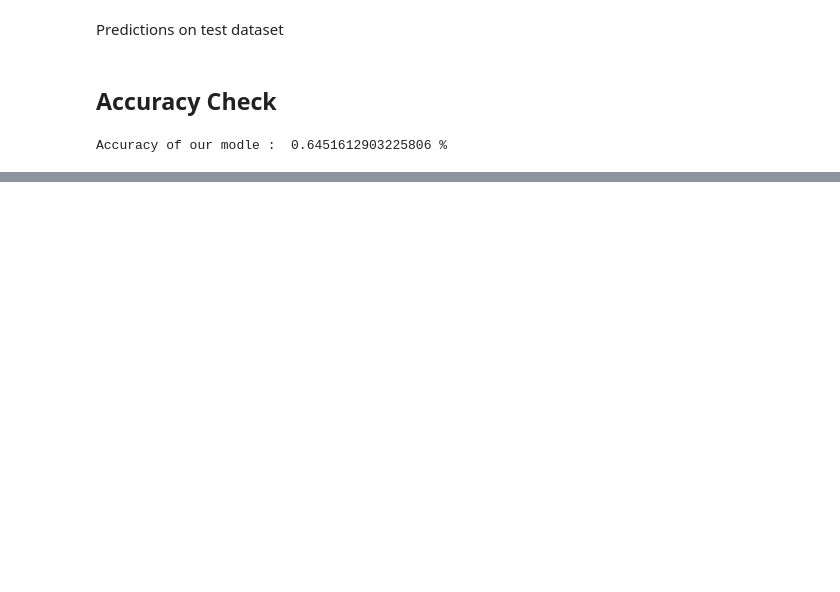
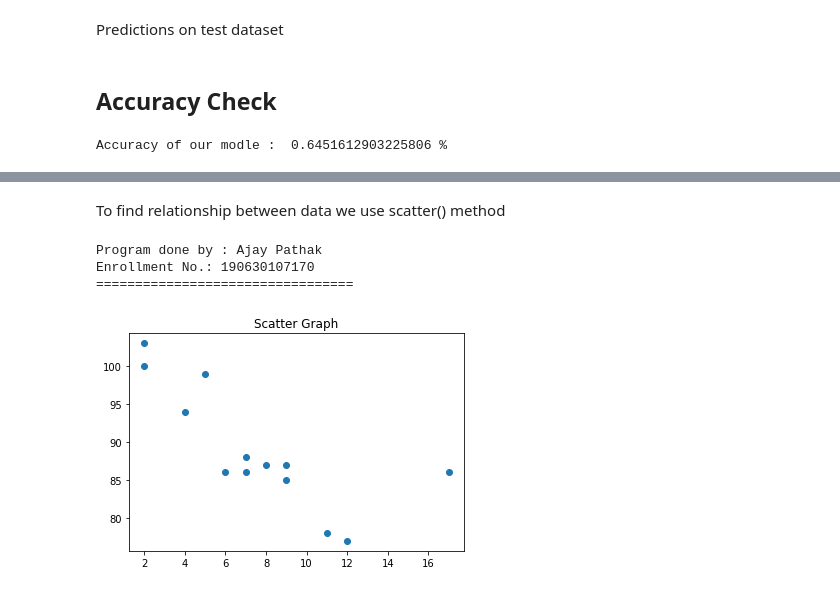
Before and after one commit to AJAY-22/Python_Practicals, a Jupyter notebook: LabManual.ipynb, the cells around one changed output, grey strips where cells are left out. Cells and saved outputs as stored; diff of their text form; code cells hidden in the pictures; blank space fills up the shorter version.

```diff
--- a/LabManual.ipynb
+++ b/LabManual.ipynb
@@ -3253,0 +3374,26 @@ Accuracy of our modle :  0.6451612903225806 %
+# %%
+# --------------------------------------------
+# print('Program done by : Ajay Pathak\n' +
+#       'Enrollment No.: 190630107170\n' +
+#       '=================================\n\n\n')
+# This is some random data
+x =[5, 7, 8, 7, 2, 17, 2, 9,
+    4, 11, 12, 9, 6]
+
+y =[99, 86, 87, 88, 100, 86,
+    103, 87, 94, 78, 77, 85, 86]
+# %% [markdown]
+To find relationship between data we use scatter() method
+# %%
+# --------------------------------------------
+print('Program done by : Ajay Pathak\n' +
+      'Enrollment No.: 190630107170\n' +
+      '=================================\n\n\n')
+plt.scatter(x, y)
+plt.title("Scatter Graph")
+plt.show()
+# %% [output]
+Program done by : Ajay Pathak
+Enrollment No.: 190630107170
+=================================
+[figure, added]
```
Also changed, not shown: parts of 92 cells of this notebook.
